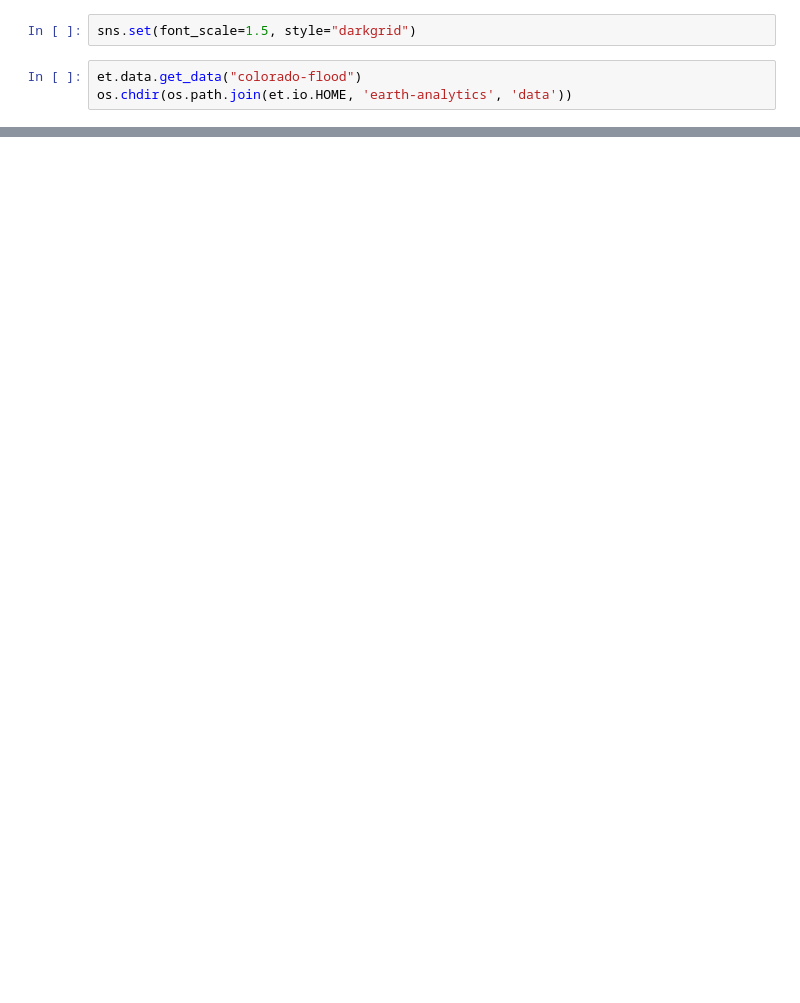
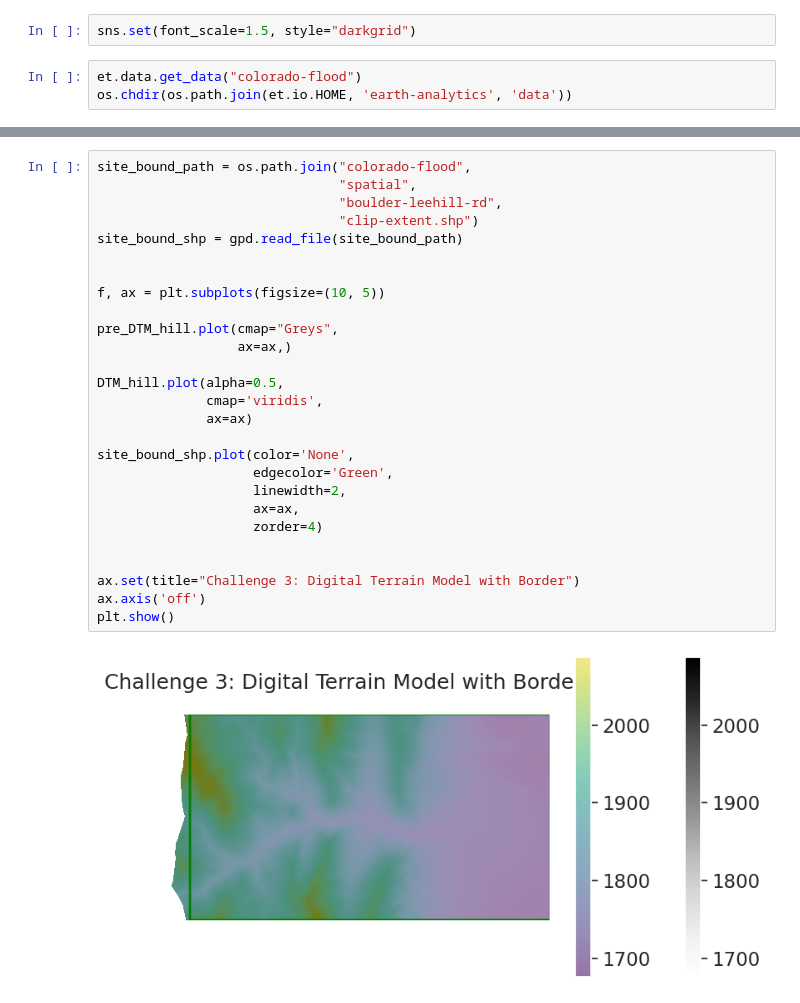
Before and after one commit to TC-YP/gisc605-lab3, a Jupyter notebook: Lab Exercises/test_skills.ipynb, the cells around one changed output, grey strips where cells are left out. Saved outputs shown, nothing was run; the diff lists cells and outputs as text; blank space fills up the shorter version.

```diff
--- a/Lab Exercises/test_skills.ipynb
+++ b/Lab Exercises/test_skills.ipynb
@@ -28,3 +74,32 @@ pre_DTM_hill = rxr.open_rasterio(pre_DTM_hill_path,
+# %%
+site_bound_path = os.path.join("colorado-flood",
+                               "spatial",
+                               "boulder-leehill-rd",
+                               "clip-extent.shp")
+site_bound_shp = gpd.read_file(site_bound_path)
+
+
+f, ax = plt.subplots(figsize=(10, 5))
+
+pre_DTM_hill.plot(cmap="Greys",
+                  ax=ax,)
+
+DTM_hill.plot(alpha=0.5,
+              cmap='viridis',
+              ax=ax)
+
+site_bound_shp.plot(color='None',
+                    edgecolor='Green',
+                    linewidth=2,
+                    ax=ax,
+                    zorder=4)
+
+
+ax.set(title="Challenge 3: Digital Terrain Model with Border")
+ax.axis('off')
+plt.show()
+# %% [output]
+[figure, added]
 # %%
 f, ax = plt.subplots()
 
```
Also changed, not shown: parts of 5 cells of this notebook.
